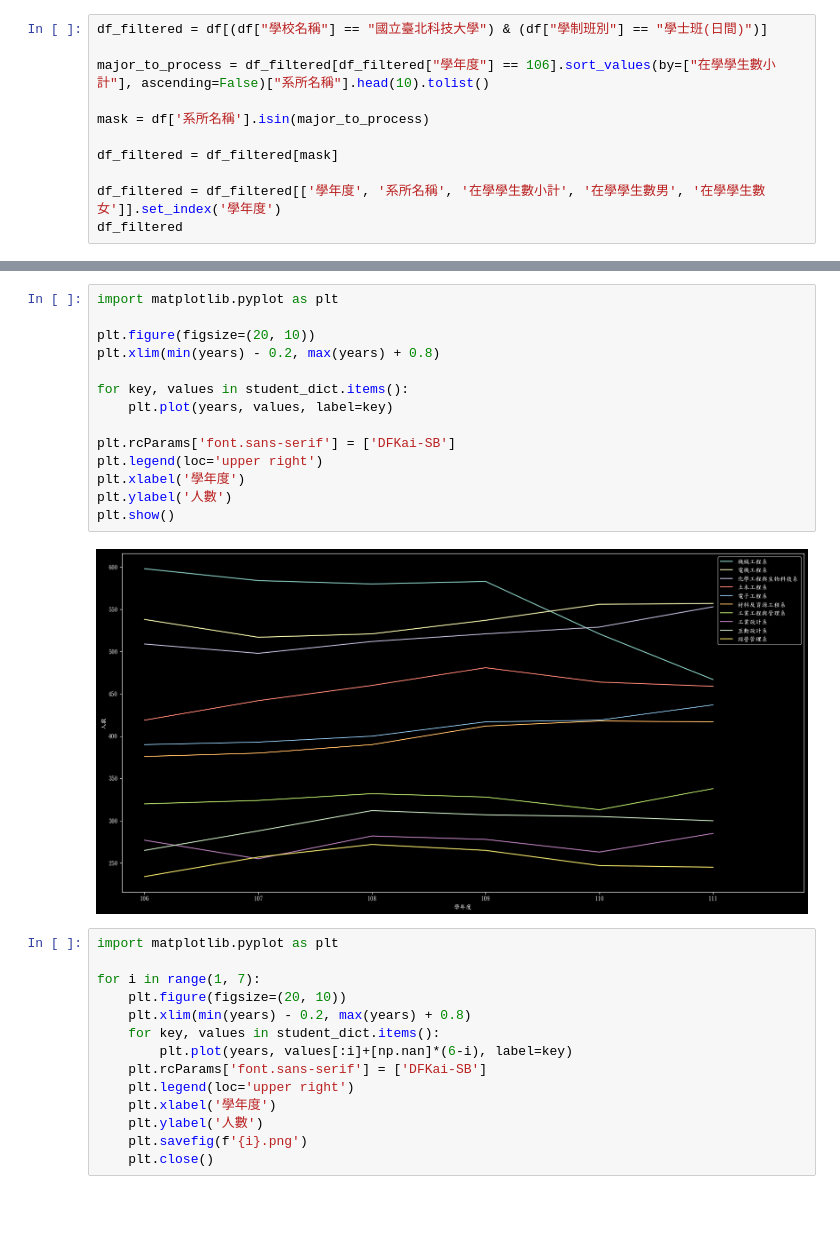
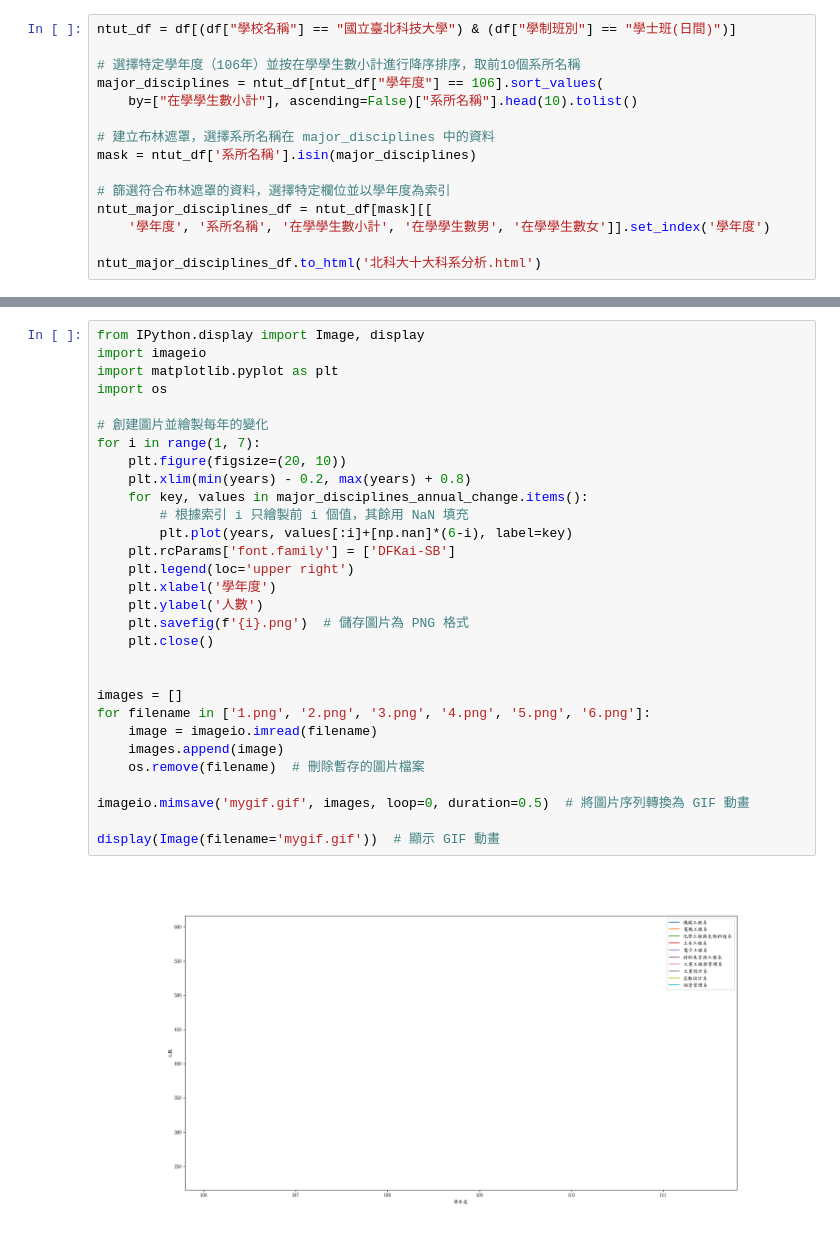
Before and after one commit to rsktbob/-, a Jupyter notebook: Data_Programing_Project.ipynb, the cells around one changed output, grey strips where cells are left out. Cells and saved outputs as stored; diff of their text form; blank space fills up the shorter version.

```diff
--- a/Data_Programing_Project.ipynb
+++ b/Data_Programing_Project.ipynb
@@ -18,13 +21,17 @@ display(df)
 | 57412 | 111 | 公立 | 一般大學 | 3002 | 臺北市立大學 | 10152050 | 休閒運動管理學系 | 碩士在職專班 | 49 | 21 | 28 |
 57413 rows × 11 columns
 # %%
-df_filtered = df[(df["學校名稱"] == "國立臺北科技大學") & (df["學制班別"] == "學士班(日間)")]
+ntut_df = df[(df["學校名稱"] == "國立臺北科技大學") & (df["學制班別"] == "學士班(日間)")]
 
-major_to_process = df_filtered[df_filtered["學年度"] == 106].sort_values(by=["在學學生數小計"], ascending=False)["系所名稱"].head(10).tolist()
+# 選擇特定學年度（106年）並按在學學生數小計進行降序排序，取前10個系所名稱
+major_disciplines = ntut_df[ntut_df["學年度"] == 106].sort_values(
+    by=["在學學生數小計"], ascending=False)["系所名稱"].head(10).tolist()
 
-mask = df['系所名稱'].isin(major_to_process)
+# 建立布林遮罩，選擇系所名稱在 major_disciplines 中的資料
+mask = ntut_df['系所名稱'].isin(major_disciplines)
 
-df_filtered = df_filtered[mask]
+# 篩選符合布林遮罩的資料，選擇特定欄位並以學年度為索引
+ntut_major_disciplines_df = ntut_df[mask][[
+    '學年度', '系所名稱', '在學學生數小計', '在學學生數男', '在學學生數女']].set_index('學年度')
 
-df_filtered = df_filtered[['學年度', '系所名稱', '在學學生數小計', '在學學生數男', '在學學生數女']].set_index('學年度')
-df_filtered
+ntut_major_disciplines_df.to_html('北科大十大科系分析.html')
@@ -223,31 +123,33 @@ print(student_dict)
 {'機械工程系': [598, 584, 580, 583, 521, 467], '電機工程系': [538, 517, 521, 537, 556, 557], '化學工程與生物科技系': [509, 498, 512, 521, 529, 553], '土木工程系': [419, 442, 460, 481, 464, 459], '電子工程系': [390, 393, 400, 417,  ...
 # %%
+from IPython.display import Image, display
+import imageio
 import matplotlib.pyplot as plt
+import os
 
-plt.figure(figsize=(20, 10))
-plt.xlim(min(years) - 0.2, max(years) + 0.8)
+# 創建圖片並繪製每年的變化
+for i in range(1, 7):
+    plt.figure(figsize=(20, 10))
+    plt.xlim(min(years) - 0.2, max(years) + 0.8)
+    for key, values in major_disciplines_annual_change.items():
+        # 根據索引 i 只繪製前 i 個值，其餘用 NaN 填充
+        plt.plot(years, values[:i]+[np.nan]*(6-i), label=key)
+    plt.rcParams['font.family'] = ['DFKai-SB']
+    plt.legend(loc='upper right')
+    plt.xlabel('學年度')
+    plt.ylabel('人數')
+    plt.savefig(f'{i}.png')  # 儲存圖片為 PNG 格式
+    plt.close()
 
-for key, values in student_dict.items():
-    plt.plot(years, values, label=key)
 
-plt.rcParams['font.sans-serif'] = ['DFKai-SB']
-plt.legend(loc='upper right')
-plt.xlabel('學年度')
-plt.ylabel('人數')
-plt.show()
+images = []
+for filename in ['1.png', '2.png', '3.png', '4.png', '5.png', '6.png']:
+    image = imageio.imread(filename)
+    images.append(image)
+    os.remove(filename)  # 刪除暫存的圖片檔案
+
+imageio.mimsave('mygif.gif', images, loop=0, duration=0.5)  # 將圖片序列轉換為 GIF 動畫
+
+display(Image(filename='mygif.gif'))  # 顯示 GIF 動畫
 # %% [output]
-[figure, old version]
+[figure, new version]
-# %%
-import matplotlib.pyplot as plt
-
-for i in range(1, 7):
-    plt.figure(figsize=(20, 10))
-    plt.xlim(min(years) - 0.2, max(years) + 0.8)
-    for key, values in student_dict.items():
-        plt.plot(years, values[:i]+[np.nan]*(6-i), label=key)
-    plt.rcParams['font.sans-serif'] = ['DFKai-SB']
-    plt.legend(loc='upper right')
-    plt.xlabel('學年度')
-    plt.ylabel('人數')
-    plt.savefig(f'{i}.png')
-    plt.close()
```
Also changed, not shown: parts of 12 cells of this notebook, 11 other files.
